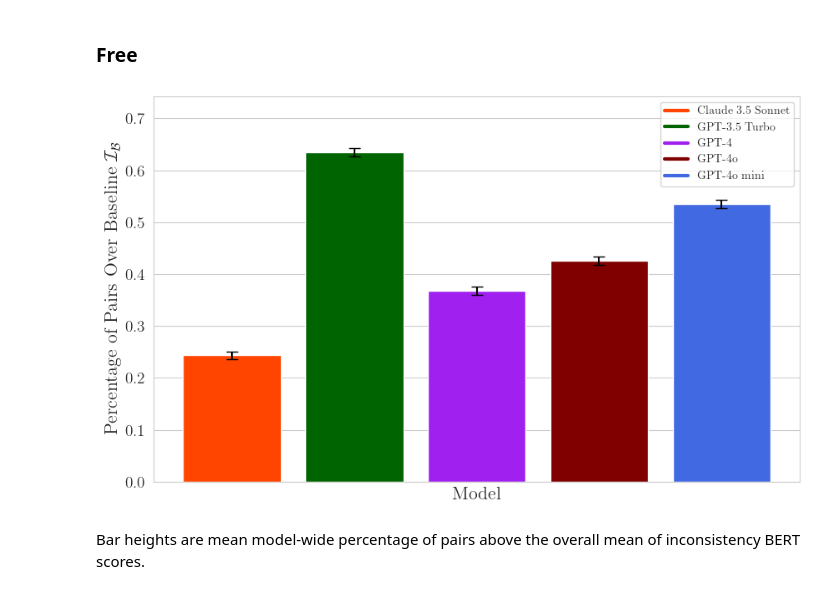
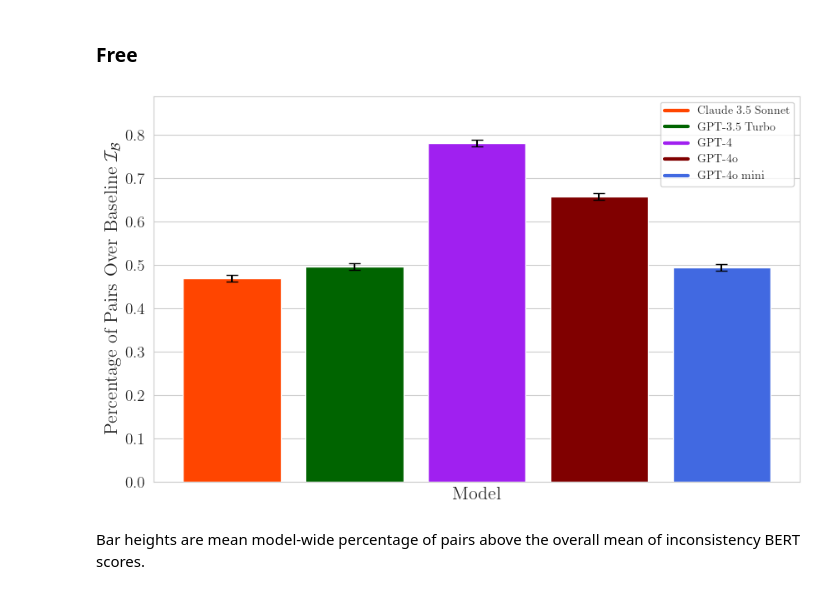
Before and after one commit to aashrivastava/LLMWargamingInconsistency, a Jupyter notebook: notebooks/MainPlotting.ipynb, the cells around one changed output. Saved outputs shown, nothing was run; the diff lists cells and outputs as text; code cells hidden in the pictures.

Commit message:
plotting

```diff
--- a/notebooks/MainPlotting.ipynb
+++ b/notebooks/MainPlotting.ipynb
@@ -377,35 +377,35 @@ descriptions_free = [
     mini_free_described
 ]
 # %%
-means_free = np.array([d.T['mean'][0] for d in descriptions])
-errs_free = np.array([2 * d.T['std'][0] for d in descriptions])
+means_free = np.array([d.T['mean'][0] for d in descriptions_free])
+errs_free = np.array([2 * d.T['std'][0] for d in descriptions_free])
 # %%
 # Create the plot
 fig, ax = plt.subplots(figsize=(10, 6))
 
 # Plot bars
-bars = ax.bar(np.arange(len(means)), means, yerr=errs, capsize=5, color=colors)
+bars = ax.bar(np.arange(len(means)), means_free, yerr=errs, capsize=5, color=colors)
 
 # Customize the plot
 ax.set_ylabel(r'Percentage of Pairs Over Baseline $\mathcal{I}_{\mathcal{B}}$', fontsize=16)
 ax.set_title('')
-ax.set_ylim(0, max(means) + max(errs) + 0.1)
+ax.set_ylim(0, max(means_free) + max(errs_free) + 0.1)
 ax.tick_params(axis='y', labelsize=14)
 ax.set_xlabel('Model', fontsize=16)
 
 plt.xticks([], [])
 
 legend_lines = []
 label_names = ['Claude 3.5 Sonnet', 'GPT-3.5 Turbo', 'GPT-4', 'GPT-4o', 'GPT-4o mini']
 for color in [main_orange, main_green, main_purple, main_red, main_blue]:
     legend_lines.append(Line2D([0], [0], color=color, lw=3))
 
 
 ax.legend(legend_lines, label_names, loc='upper right')
 
 plt.show()
 # %% [output]
-[figure, old version]
+[figure, new version]
 # %% [markdown]
 Bar heights are mean model-wide percentage of pairs above the overall mean of inconsistency BERT scores.
 # %% [markdown]
```
Also changed, not shown: parts of 22 cells of this notebook.
